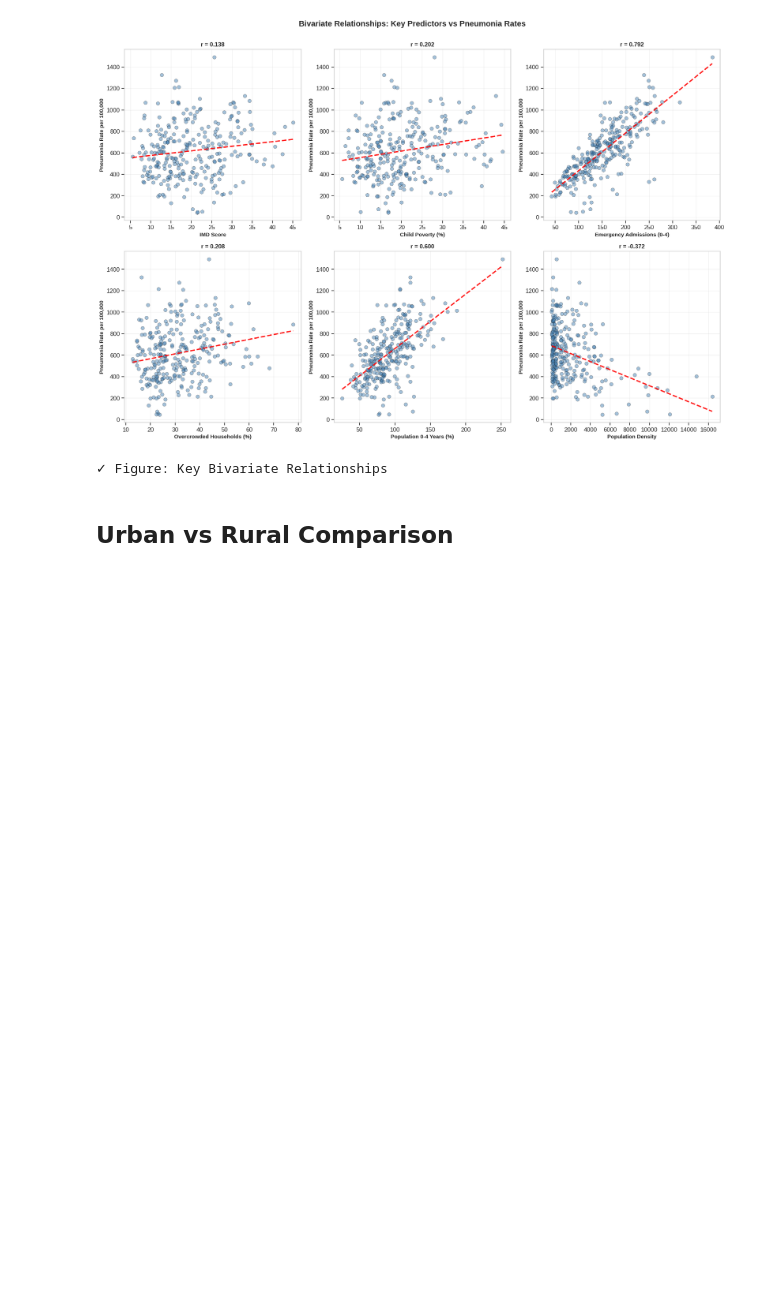
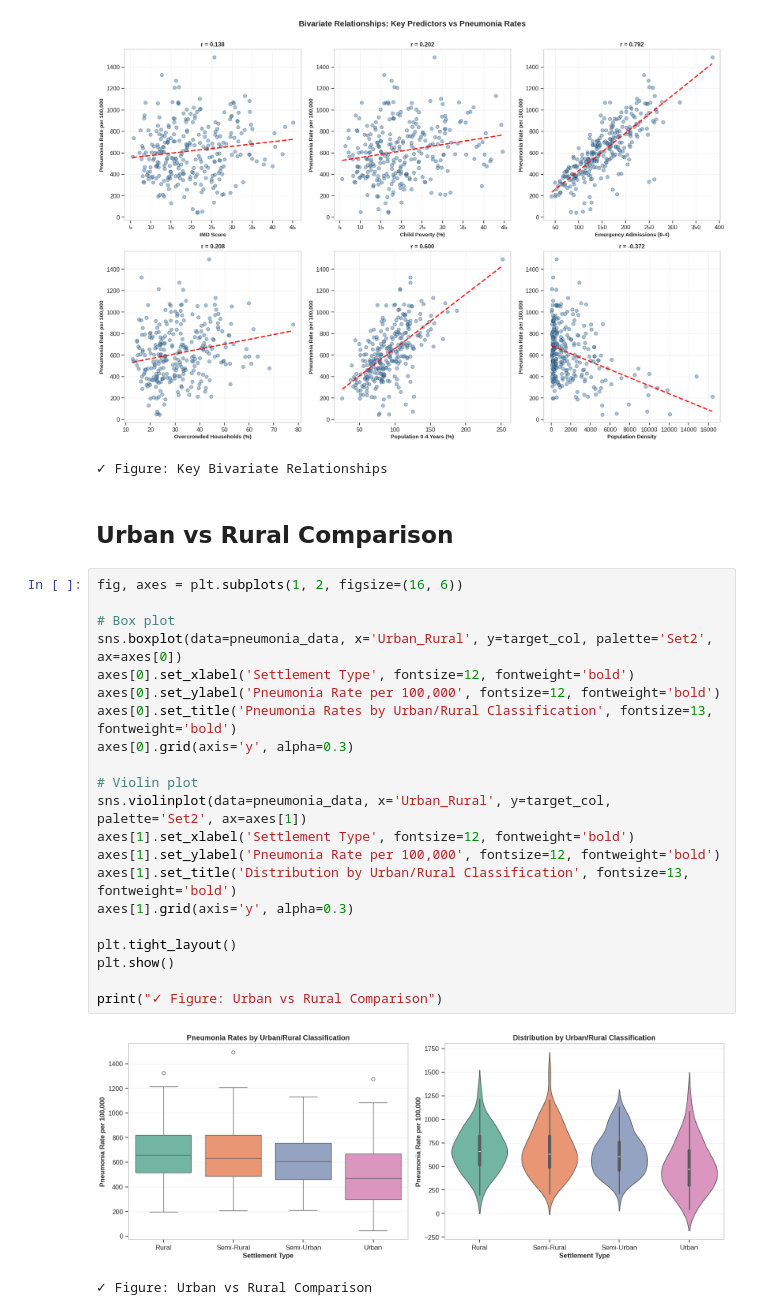
Before and after one commit to IfeakanduBenedict/pediatric-pneumonia-ml-england, a Jupyter notebook: Pediatric_Pneumonia_Analysis.ipynb, the cells around one changed output. Drawn from its saved outputs; the diff is of its cells as text; blank space fills up the shorter version.

```diff
--- a/Pediatric_Pneumonia_Analysis.ipynb
+++ b/Pediatric_Pneumonia_Analysis.ipynb
@@ -799,3 +799,27 @@ print("✓ Figure: Key Bivariate Relationships")
 ✓ Figure: Key Bivariate Relationships
 # %% [markdown]
 ## **Urban vs Rural Comparison**
+# %%
+fig, axes = plt.subplots(1, 2, figsize=(16, 6))
+
+# Box plot
+sns.boxplot(data=pneumonia_data, x='Urban_Rural', y=target_col, palette='Set2', ax=axes[0])
+axes[0].set_xlabel('Settlement Type', fontsize=12, fontweight='bold')
+axes[0].set_ylabel('Pneumonia Rate per 100,000', fontsize=12, fontweight='bold')
+axes[0].set_title('Pneumonia Rates by Urban/Rural Classification', fontsize=13, fontweight='bold')
+axes[0].grid(axis='y', alpha=0.3)
+
+# Violin plot
+sns.violinplot(data=pneumonia_data, x='Urban_Rural', y=target_col, palette='Set2', ax=axes[1])
+axes[1].set_xlabel('Settlement Type', fontsize=12, fontweight='bold')
+axes[1].set_ylabel('Pneumonia Rate per 100,000', fontsize=12, fontweight='bold')
+axes[1].set_title('Distribution by Urban/Rural Classification', fontsize=13, fontweight='bold')
+axes[1].grid(axis='y', alpha=0.3)
+
+plt.tight_layout()
+plt.show()
+
+print("✓ Figure: Urban vs Rural Comparison")
+# %% [output]
+[figure, added]
+✓ Figure: Urban vs Rural Comparison
```
